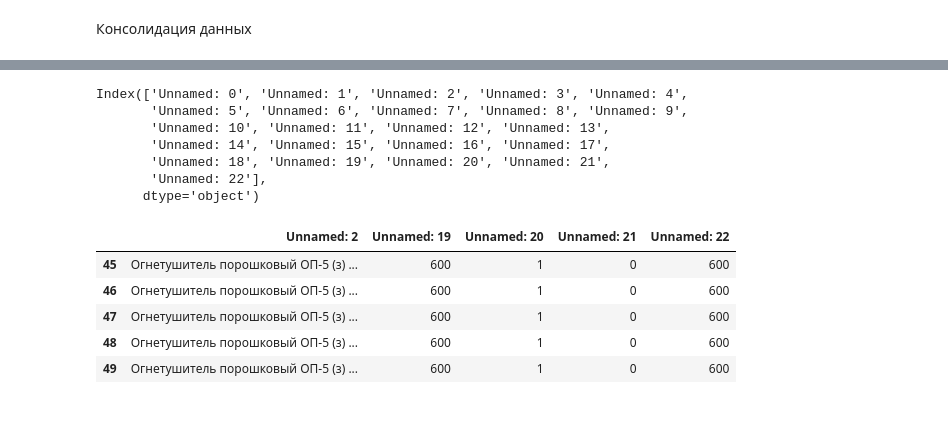
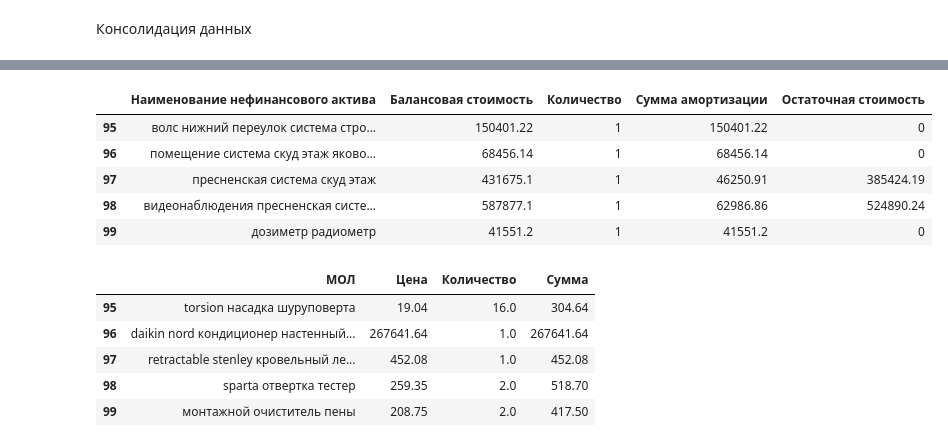
Before and after one commit to Asdergh/LDTProject, a Jupyter notebook: data_analization.ipynb, the cells around one changed output, grey strips where cells are left out. Drawn from its saved outputs; the diff is of its cells as text; code cells hidden in the pictures; blank space fills up the shorter version.

Commit message:
final_data_collector_added

```diff
--- a/data_analization.ipynb
+++ b/data_analization.ipynb
@@ -181,0 +183,32 @@ dict_keys(['data', 'STE_labels'])
+# %%
+for data_batch in data_collection.keys():
+
+    if data_batch != "Оборотная ведомость сч. 105":
+
+        curent_data_batch = data_collection[data_batch]
+        for time_kvartal in curent_data_batch.keys():
+
+            if time_kvartal != "general_STE_labels":
+
+                curent_dataframe = curent_data_batch[time_kvartal]["data"]
+                for column in curent_dataframe.columns:
+
+                    if (column in ['ГОСУДАРСТВЕННОЕ КАЗЕННОЕ УЧРЕЖДЕНИЕ ГОРОДА МОСКВЫ "ИНФОРМАЦИОННЫЙ ГОРОД"',
+                        "Unnamed: 4", "Unnamed: 10", "Unnamed: 14", "Unnamed: 9"]) == False:
+                        del curent_dataframe[column]
+
+                curent_dataframe.columns = ["СТЕ", "Код", "Определитель", "Сальдо на начало периода|дебет", "Сальдо на конец периода|дебет"]
+                amount_dataframe = curent_dataframe[curent_dataframe["Определитель"] == "Сумма"]
+                count_dataframe = curent_dataframe[curent_dataframe["Определитель"] == "Кол."]
+
+                del amount_dataframe["Определитель"]
+                amount_dataframe.columns = ["СТЕ", "Код", "Сальдо на начало периода|дебет|сумма", "Сальдо на конец периода|дебет|сумма"]
+
+                del count_dataframe["Определитель"]
+                count_dataframe.columns = ["СТЕ", "Код", "Сальдо на начало периода|дебет|кол.", "Сальдо на конец периода|дебет|кол."]
+                count_dataframe["СТЕ"] = amount_dataframe["СТЕ"].to_list()
+                count_dataframe["Код"] = amount_dataframe["Код"].to_list()
+
+
+
+                data_collection[data_batch][time_kvartal]["data"] = [amount_dataframe, count_dataframe]
@@ -299,27 +328,21 @@ data_example_21_df = pd.read_excel(data_example_21)
-# %%
-print(data_example_101_df.columns)
-all_columns = data_example_101_df.columns
-
-for columns_name in data_example_101_df.columns[3:-4]:
-
-    del data_example_101_df[columns_name]
-del data_example_101_df[all_columns[0]]
-del data_example_101_df[all_columns[1]]
-data_example_101_df.iloc[:50].tail()
-# %% [output]
-Index(['Unnamed: 0', 'Unnamed: 1', 'Unnamed: 2', 'Unnamed: 3', 'Unnamed: 4',
-       'Unnamed: 5', 'Unnamed: 6', 'Unnamed: 7', 'Unnamed: 8', 'Unnamed: 9',
-       'Unnamed: 10', 'Unnamed: 11', 'Unnamed: 12', 'Unnamed: 13',
-       'Unnamed: 14', 'Unnamed: 15', 'Unnamed: 16', 'Unnamed: 17',
-       'Unnamed: 18', 'Unnamed: 19', 'Unnamed: 20', 'Unnamed: 21',
-       'Unnamed: 22'],
-      dtype='object')
-|  | Unnamed: 2 | Unnamed: 19 | Unnamed: 20 | Unnamed: 21 | Unnamed: 22 |
-| 45 | Огнетушитель порошковый ОП-5 (з) ... | 600 | 1 | 0 | 600 |
-| 46 | Огнетушитель порошковый ОП-5 (з) ... | 600 | 1 | 0 | 600 |
-| 47 | Огнетушитель порошковый ОП-5 (з) ... | 600 | 1 | 0 | 600 |
-| 48 | Огнетушитель порошковый ОП-5 (з) ... | 600 | 1 | 0 | 600 |
-| 49 | Огнетушитель порошковый ОП-5 (з) ... | 600 | 1 | 0 | 600 |
+# %%
+reminder_data_collection["Ведомость остатков (сч. 101)"]["30.06.2022"]["data"].iloc[:100].tail()
+# %% [output]
+|  | Наименование нефинансового актива | Балансовая стоимость | Количество | Сумма амортизации | Остаточная стоимость |
+| 95 | волс нижний переулок система стро... | 150401.22 | 1 | 150401.22 | 0 |
+| 96 | помещение система скуд этаж яково... | 68456.14 | 1 | 68456.14 | 0 |
+| 97 | пресненская система скуд этаж | 431675.1 | 1 | 46250.91 | 385424.19 |
+| 98 | видеонаблюдения пресненская систе... | 587877.1 | 1 | 62986.86 | 524890.24 |
+| 99 | дозиметр радиометр | 41551.2 | 1 | 41551.2 | 0 |
+# %%
+reminder_data_collection["Ведомость остатков (сч. 105)"]["30.06.2022"]["data"].iloc[:100].tail()
+# %% [output]
+|  | МОЛ | Цена | Количество | Сумма |
+| 95 | torsion насадка шуруповерта | 19.04 | 16.0 | 304.64 |
+| 96 | daikin nord кондиционер настенный... | 267641.64 | 1.0 | 267641.64 |
+| 97 | retractable stenley кровельный ле... | 452.08 | 1.0 | 452.08 |
+| 98 | sparta отвертка тестер | 259.35 | 2.0 | 518.70 |
+| 99 | монтажной очиститель пены | 208.75 | 2.0 | 417.50 |
 # %%
 trade_inf_ph = "C:\\Users\\1\\Desktop\\LDTProject\\dataset\\Выгрузка контрактов по Заказчику.xlsx"
 cll_path = "C:\\Users\\1\\Desktop\\LDTProject\\dataset\\КПГЗ ,СПГЗ, СТЕ.xlsx"
```
Also changed, not shown: parts of 25 cells of this notebook, 4 other files.
